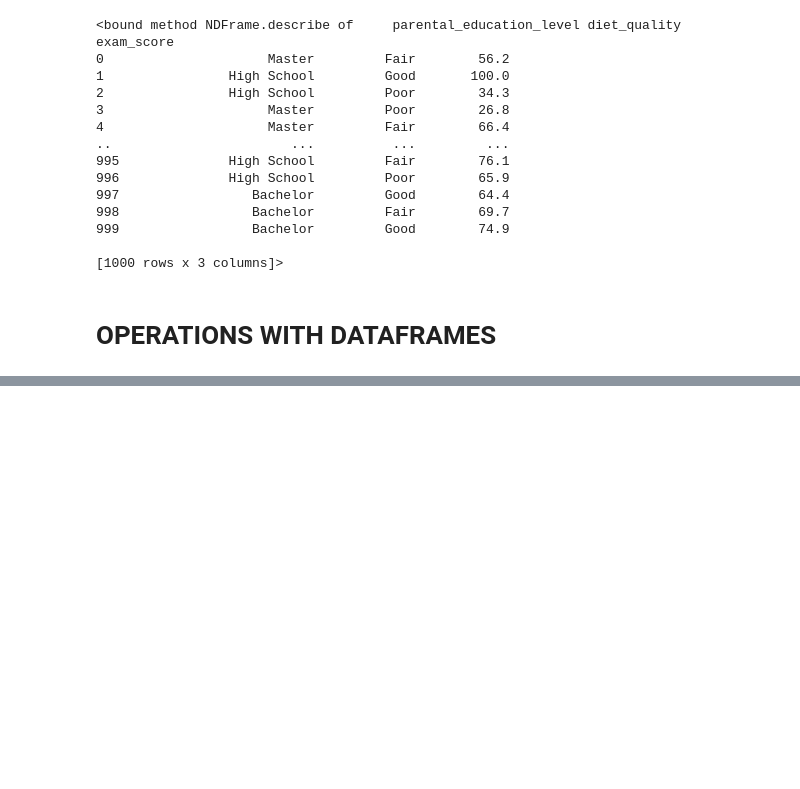
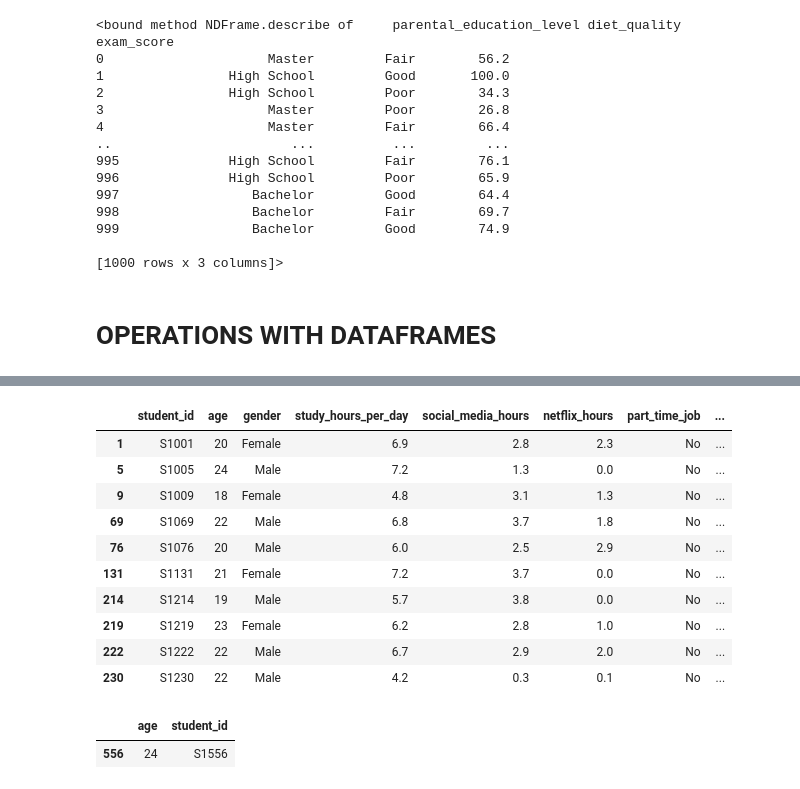
Before and after one commit to everbest12/DATA-SCIENCE, a Jupyter notebook: SKLEARN/Untitled.ipynb, the cells around one changed output, grey strips where cells are left out. Drawn from its saved outputs; the diff is of its cells as text; code cells hidden in the pictures; blank space fills up the shorter version.

```diff
--- a/SKLEARN/Untitled.ipynb
+++ b/SKLEARN/Untitled.ipynb
@@ -236,0 +281,19 @@ df[['parental_education_level', 'diet_quality', 'exam_score']]
+# %%
+ df[df.exam_score ==df.exam_score.max()].head(10)
+# %% [output]
+|  | student_id | age | gender | study_hours_per_day | social_media_hours | netflix_hours | part_time_job | ... |
+| 1 | S1001 | 20 | Female | 6.9 | 2.8 | 2.3 | No | ... |
+| 5 | S1005 | 24 | Male | 7.2 | 1.3 | 0.0 | No | ... |
+| 9 | S1009 | 18 | Female | 4.8 | 3.1 | 1.3 | No | ... |
+| 69 | S1069 | 22 | Male | 6.8 | 3.7 | 1.8 | No | ... |
+| 76 | S1076 | 20 | Male | 6.0 | 2.5 | 2.9 | No | ... |
+| 131 | S1131 | 21 | Female | 7.2 | 3.7 | 0.0 | No | ... |
+| 214 | S1214 | 19 | Male | 5.7 | 3.8 | 0.0 | No | ... |
+| 219 | S1219 | 23 | Female | 6.2 | 2.8 | 1.0 | No | ... |
+| 222 | S1222 | 22 | Male | 6.7 | 2.9 | 2.0 | No | ... |
+| 230 | S1230 | 22 | Male | 4.2 | 0.3 | 0.1 | No | ... |
+# %%
+df.loc[df['netflix_hours'] == df['netflix_hours'].max(), ['age', 'student_id']]
+# %% [output]
+|  | age | student_id |
+| 556 | 24 | S1556 |
```
Also changed, not shown: parts of 6 cells of this notebook.
